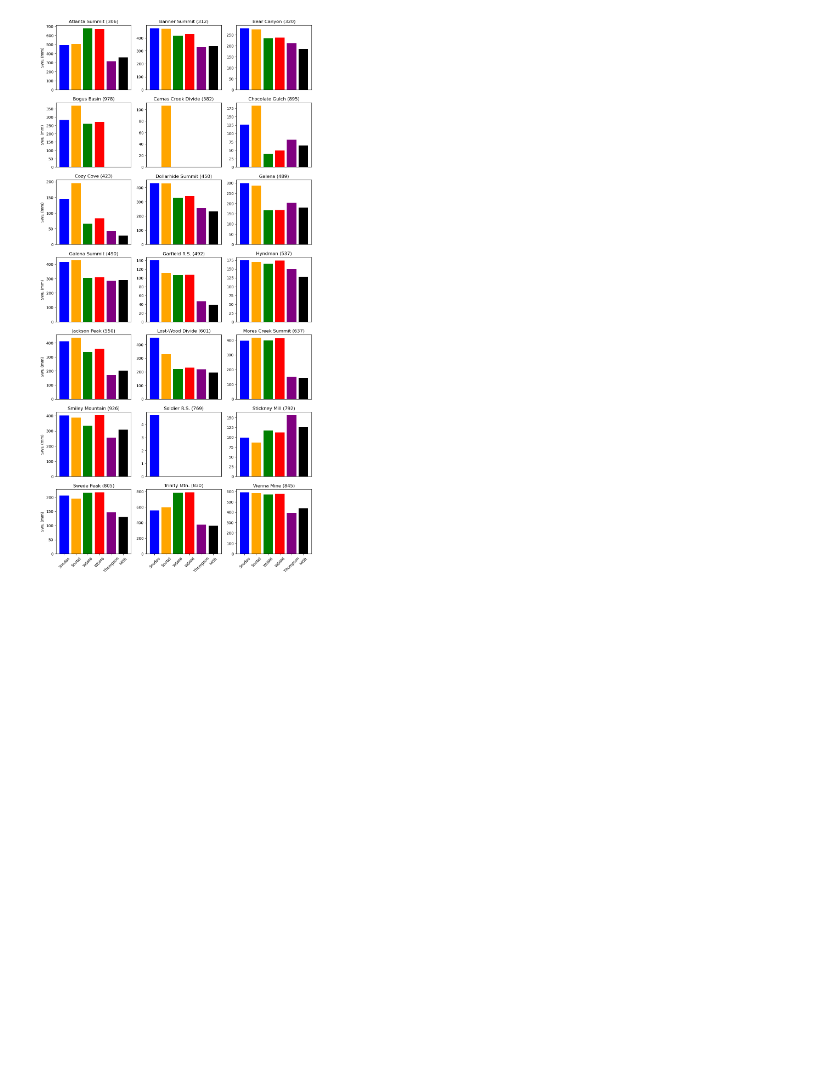
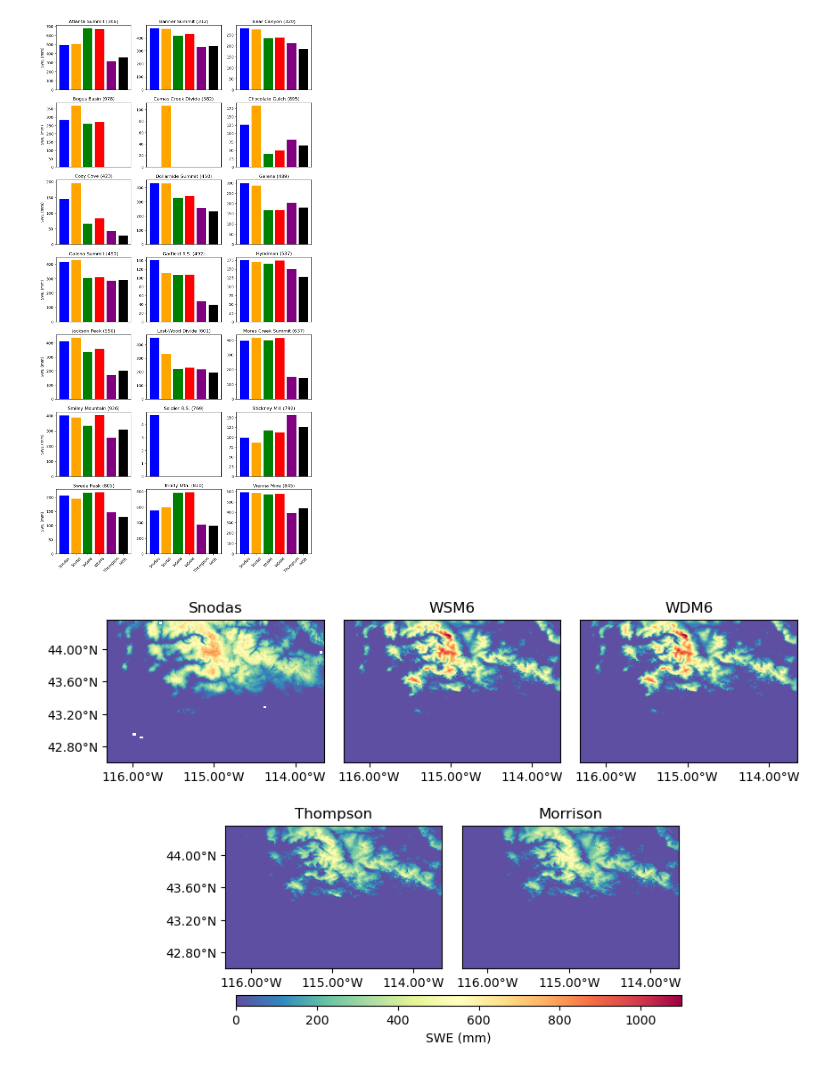
Before and after one commit to stanleyakor1/Python-tutorial, a Jupyter notebook: wrf-python/WY_2022_ANALYSIS.ipynb, the cells around one changed output. Drawn from its saved outputs; the diff is of its cells as text; code cells hidden in the pictures; blank space fills up the shorter version.

```diff
--- a/wrf-python/WY_2022_ANALYSIS.ipynb
+++ b/wrf-python/WY_2022_ANALYSIS.ipynb
@@ -76,0 +93,59 @@ histogram.make_plots(file_list,'SWE (mm)')
+# %%
+file_list = [snodas_file,wsm6_swe_april1,wdm6_swe_april1, thomson_swe_april1,morrison_swe_april1 ]
+title = ['Snodas','WSM6', 'WDM6', 'Thompson', 'Morrison'] #
+
+la_lon = xr.open_dataset(d02_path)
+lat = la_lon['XLAT'].isel(Time = 0)
+lon = la_lon['XLONG'].isel(Time = 0)
+# %%
+def axis_create(axis,data, lat, lon, vmax, vmin, colour, label):
+    im = axis.imshow(data, extent=(lon.min(), lon.max(), lat.min(), lat.max()),vmax=vmax, vmin = vmin, cmap=colour, origin='lower', alpha=1.0)
+    axis.xaxis.set_major_locator(plt.MultipleLocator(base=1.0))
+    axis.yaxis.set_major_locator(plt.MultipleLocator(base=0.4))
+    lon_ticks = axis.get_xticks()
+    lat_ticks = axis.get_yticks()
+    lon_labels = [f'{abs(lon):.2f}°{"W" if lon < 0 else "E"}' for lon in lon_ticks]
+    lat_labels = [f'{abs(lat):.2f}°{"S" if lat < 0 else "N"}' for lat in lat_ticks]
+    axis.set_xticklabels(lon_labels)
+    axis.set_yticklabels(lat_labels)
+    axis.set_title(label)
+    return im, axis
+# %%
+vmax = max(np.nanmax(ds.values) for ds in file_list)
+vmin = min(np.nanmin(ds.values) for ds in file_list)
+
+#fig = plt.figure(figsize=(10,6))
+
+# Create subplots using plt.subplot2grid
+ax1 = plt.subplot2grid(shape=(2, 6), loc=(0, 0), colspan=2)
+ax2 = plt.subplot2grid((2, 6), (0, 2), colspan=2)
+ax3 = plt.subplot2grid((2, 6), (0, 4), colspan=2)
+ax4 = plt.subplot2grid((2, 6), (1, 1), colspan=2)
+ax5 = plt.subplot2grid((2, 6), (1, 3), colspan=2)
+
+im1, ax1 = axis_create(ax1,file_list[0], lat, lon, vmax, vmin, 'Spectral_r', title[0])
+im2, ax2 = axis_create(ax2,file_list[1], lat, lon, vmax, vmin, 'Spectral_r', title[1])
+im3, ax3 = axis_create(ax3,file_list[2], lat, lon, vmax, vmin, 'Spectral_r', title[2])
+im4, ax4 = axis_create(ax4,file_list[3], lat, lon, vmax, vmin, 'Spectral_r', title[3])
+im5, ax5 = axis_create(ax5,file_list[4], lat, lon, vmax, vmin, 'Spectral_r', title[4])
+
+# Turn off axis labels for all other subplots
+for ax in [ax2, ax3, ax5]:
+    #ax.set_xticks([])
+    ax.set_yticks([])
+
+# Adjust layout spacing by modifying figure size and subplot parameters
+fig = plt.gcf()
+
+# Add color bar horizontally centered and half the length of the axes
+cbar_ax = fig.add_axes([0.27, 0.1, 0.5, 0.02])  # Adjust the position and size as needed
+cbar = fig.colorbar(im5, cax=cbar_ax, orientation='horizontal')
+cbar.set_label('SWE (mm)')
+
+fig.set_size_inches(10, 6)  # Adjust the size as needed
+plt.subplots_adjust(hspace=0.0)  # Adjust the value as needed
+plt.savefig('compare.pdf',dpi=300)
+
+plt.show()
+# %% [output]
+[figure, added]
```
Also changed, not shown: parts of 18 cells of this notebook, 1 other file.
